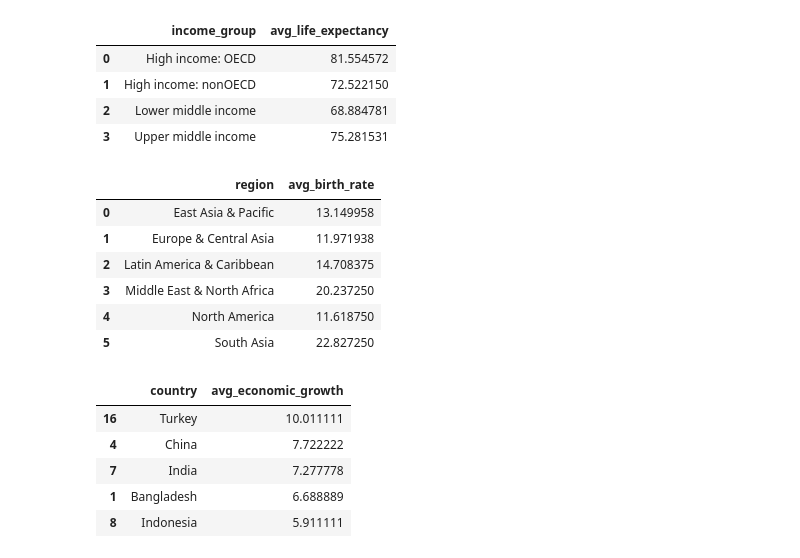
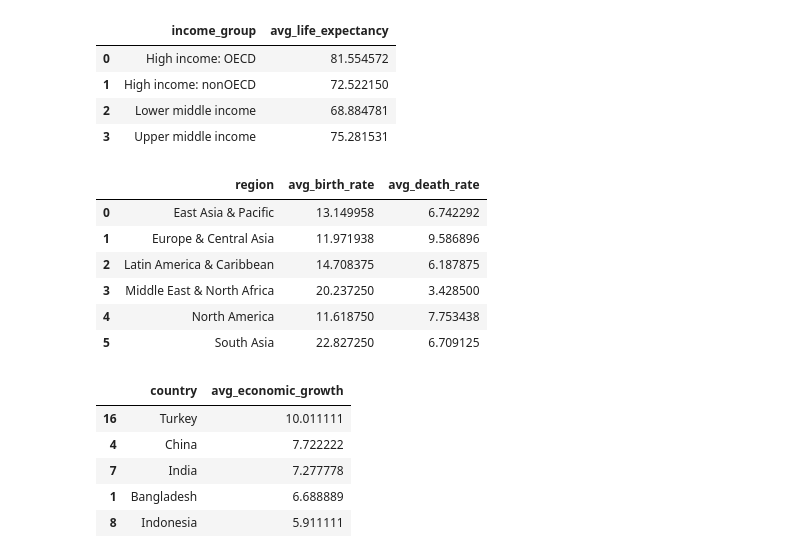
Before and after one commit to Enarb1/interv, a Jupyter notebook: notebooks/task03.ipynb, the cells around one changed output. Cells and saved outputs as stored; diff of their text form; code cells hidden in the pictures.

Commit message:
fixed wrong print, wrong NaN values rename and missing aggreagation table

```diff
--- a/notebooks/task03.ipynb
+++ b/notebooks/task03.ipynb
@@ -1171,15 +1171,12 @@ economic_worldbank_merged[['country', 'individuals_using_the_internet_of_populat
 | 169 | Pakistan | 15.5100 | Low |
 | 170 | Pakistan | NaN | NaN |
 171 rows × 3 columns
-# %%
-# Turning all Category type columns into string type
-for col in economic_worldbank_merged.columns:
-    if 'category' in col:
-        economic_worldbank_merged[col] = economic_worldbank_merged[col].astype(str)
 # %%
 # Handle NaN values in Internet Usage Category
-economic_worldbank_merged['internet_usage_category'] = (
-    economic_worldbank_merged['internet_usage_category'].fillna('Unknown')
+economic_worldbank_merged["internet_usage_category"] = (
+    economic_worldbank_merged["internet_usage_category"]
+    .cat.add_categories(["Unknown"])
+    .fillna("Unknown")
 )
 
 economic_worldbank_merged[['country', 'individuals_using_the_internet_of_population', 'internet_usage_category']]
@@ -1394,24 +1390,25 @@ life_expectancy_by_income_group
 | 3 | Upper middle income | 75.281531 |
 # %%
 # Average birth rate and death rate by region.
-avg_birth_rate_by_region = (
+avg_birth_death_rate_by_region = (
     economic_worldbank_merged
     .groupby('region')
     .agg(
         avg_birth_rate=('birth_rate_crude_per_1_000_people', 'mean'),
+        avg_death_rate=('death_rate_crude_per_1_000_people', 'mean'),
     )
     .reset_index()
 )
 
-avg_birth_rate_by_region
+avg_birth_death_rate_by_region
 # %% [output]
-|  | region | avg_birth_rate |
-| 0 | East Asia & Pacific | 13.149958 |
-| 1 | Europe & Central Asia | 11.971938 |
-| 2 | Latin America & Caribbean | 14.708375 |
-| 3 | Middle East & North Africa | 20.237250 |
-| 4 | North America | 11.618750 |
-| 5 | South Asia | 22.827250 |
+|  | region | avg_birth_rate | avg_death_rate |
+| 0 | East Asia & Pacific | 13.149958 | 6.742292 |
+| 1 | Europe & Central Asia | 11.971938 | 9.586896 |
+| 2 | Latin America & Caribbean | 14.708375 | 6.187875 |
+| 3 | Middle East & North Africa | 20.237250 | 3.428500 |
+| 4 | North America | 11.618750 | 7.753438 |
+| 5 | South Asia | 22.827250 | 6.709125 |
 # %%
 # Countries with the strongest economic growth over time
 economy_growth_top5 = avg_economy_by_country.sort_values('avg_economic_growth', ascending=False).head(5)[['country','avg_economic_growth']]
```
Also changed, not shown: parts of 4 cells of this notebook.
